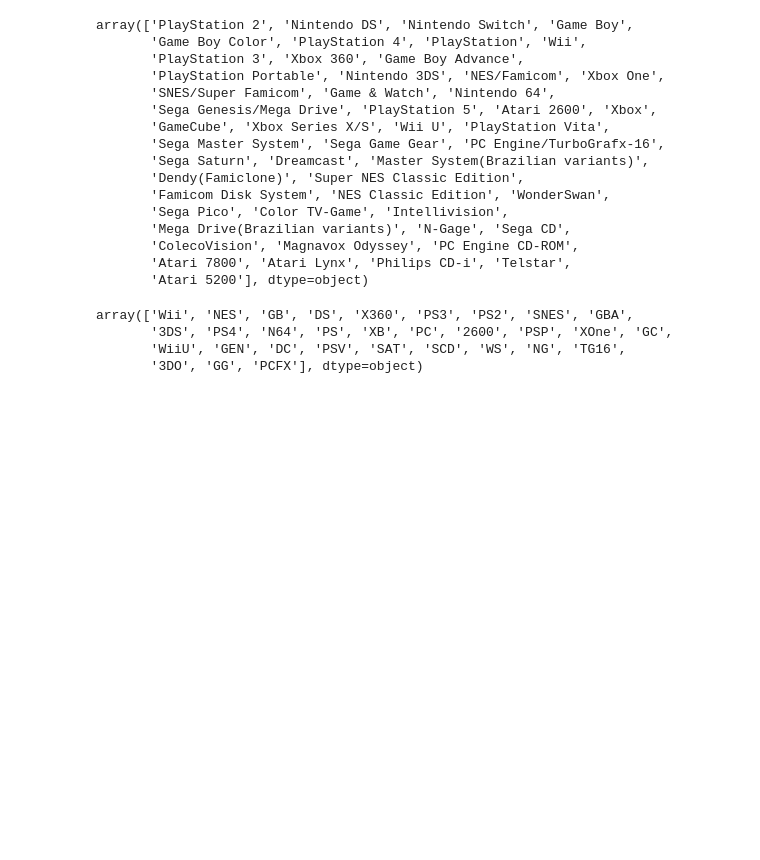
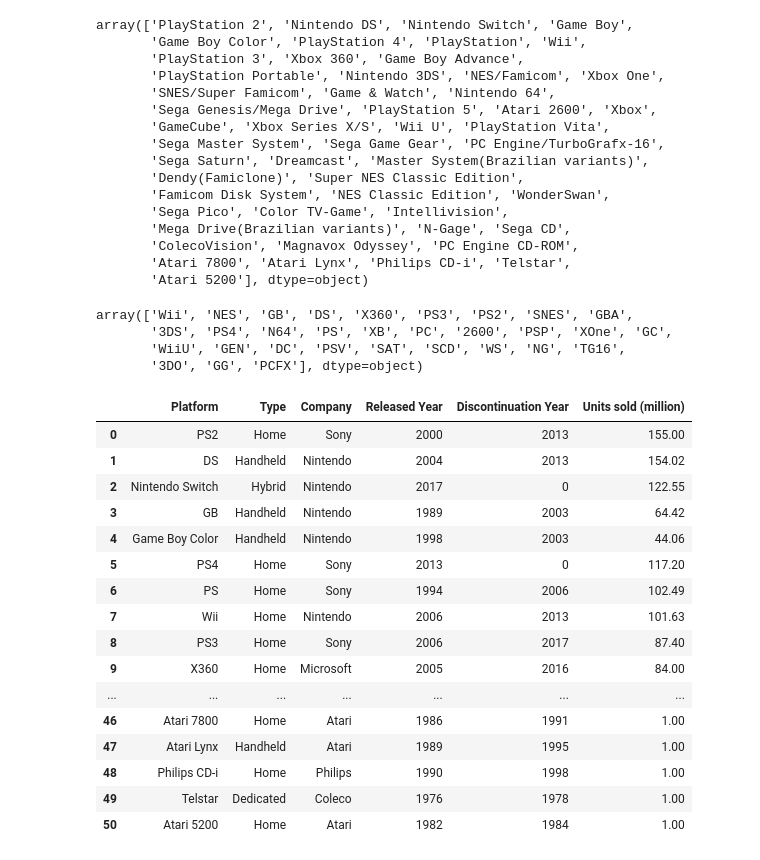
Before and after one commit to V-Pool/vg_sales, a Jupyter notebook: sales.ipynb, the cells around one changed output. Saved outputs shown, nothing was run; the diff lists cells and outputs as text; code cells hidden in the pictures; blank space fills up the shorter version.

Commit message:
Merge made but still deciding the best merge type for the most data

```diff
--- a/sales.ipynb
+++ b/sales.ipynb
@@ -167,32 +167,54 @@ array(['Wii', 'NES', 'GB', 'DS', 'X360', 'PS3', 'PS2', 'SNES', 'GBA',
        '3DO', 'GG', 'PCFX'], dtype=object)
 # %%
 platform_matching ={
-    'NES/Famicon': 'NES',
+    'NES/Famicom': 'NES',
     'Game Boy': 'GB',
     'Nintendo DS': 'DS',
     'Xbox 360': 'X360',
     'PlayStation 3': 'PS3',
     'PlayStation 2': 'PS2',
     'SNES/Super Famicom': 'SNES',
     'Game Boy Advance': 'GBA',
     'Nintendo 3DS': '3DS',
     'PlayStation 4': 'PS4',
     'Nintendo 64': 'N64',
     'PlayStation': 'PS',
     'Xbox': 'XB',
     'Atari 2600': '2600',
     'PlayStation Portable': 'PSP',
     'Xbox One': 'XOne',
     'GameCube': 'GC',
     'Wii U': 'WiiU',
     'Sega Genesis/Mega Drive': 'GEN',
     'DreamCast': 'DC',
     'PlayStation 5': 'PSV',
     'Sega Saturn': 'SAT',
     'Sega CD': 'SCD',
     'Wonderswan': 'WS',
     'PC Engine/TurboGrafx-16': 'TG16',
     'Sega Game Gear': 'GG'}
+
+
+console_clean['Platform'] = console_clean['Platform'].replace(platform_matching)
+console_clean
+# %% [output]
+|  | Platform | Type | Company | Released Year | Discontinuation Year | Units sold (million) |
+| 0 | PS2 | Home | Sony | 2000 | 2013 | 155.00 |
+| 1 | DS | Handheld | Nintendo | 2004 | 2013 | 154.02 |
+| 2 | Nintendo Switch | Hybrid | Nintendo | 2017 | 0 | 122.55 |
+| 3 | GB | Handheld | Nintendo | 1989 | 2003 | 64.42 |
+| 4 | Game Boy Color | Handheld | Nintendo | 1998 | 2003 | 44.06 |
+| 5 | PS4 | Home | Sony | 2013 | 0 | 117.20 |
+| 6 | PS | Home | Sony | 1994 | 2006 | 102.49 |
+| 7 | Wii | Home | Nintendo | 2006 | 2013 | 101.63 |
+| 8 | PS3 | Home | Sony | 2006 | 2017 | 87.40 |
+| 9 | X360 | Home | Microsoft | 2005 | 2016 | 84.00 |
+| ... | ... | ... | ... | ... | ... | ... |
+| 46 | Atari 7800 | Home | Atari | 1986 | 1991 | 1.00 |
+| 47 | Atari Lynx | Handheld | Atari | 1989 | 1995 | 1.00 |
+| 48 | Philips CD-i | Home | Philips | 1990 | 1998 | 1.00 |
+| 49 | Telstar | Dedicated | Coleco | 1976 | 1978 | 1.00 |
+| 50 | Atari 5200 | Home | Atari | 1982 | 1984 | 1.00 |
 # %%
 games_console_mergered = pd.merge(games_clean, console_clean, on='Platform', how='left')
 games_console_mergered
```
